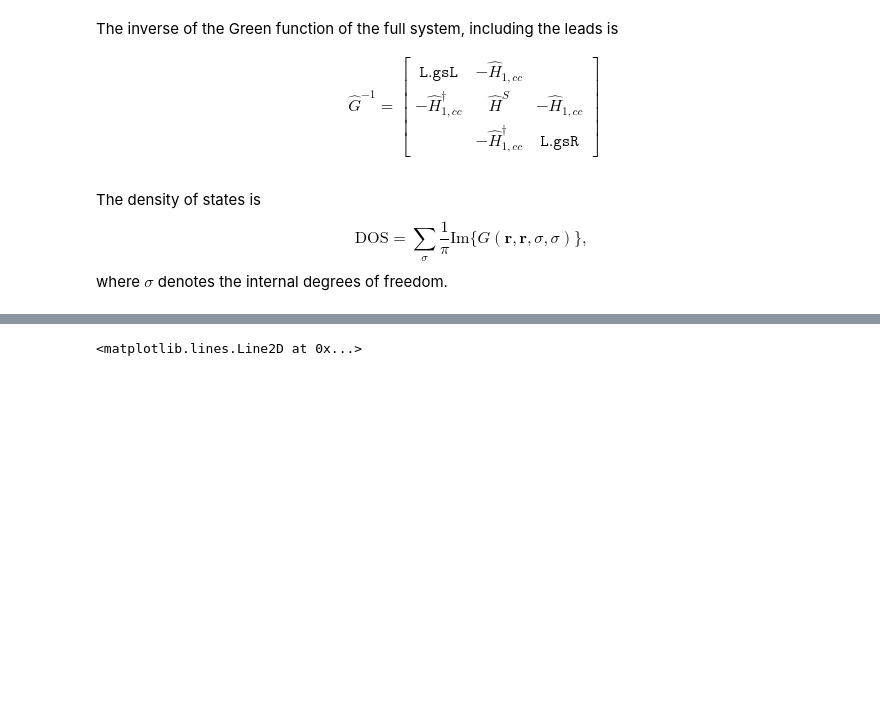
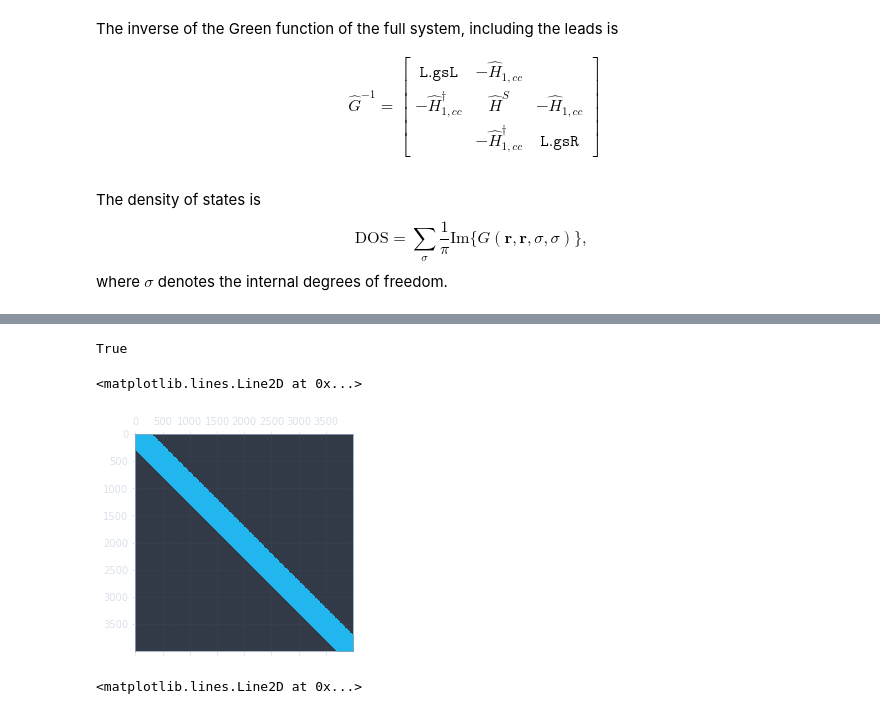
Before and after one commit to dnnagy/mezo2019, a Jupyter notebook: BHZ.ipynb, the cells around one changed output, grey strips where cells are left out. Drawn from its saved outputs; the diff is of its cells as text; code cells hidden in the pictures; blank space fills up the shorter version.

```diff
--- a/BHZ.ipynb
+++ b/BHZ.ipynb
@@ -136,6 +136,7 @@ def get_H0_col(nrows, Delta):
     + ss.kron(np.diag(np.ones(nrows-1), 1), H1y)\
     + ss.kron(np.diag(np.ones(nrows-1), -1), H1y.T.conj())
     return H0col
+
 def get_H0_col_dirty(nrows, Delta, rows_dirty_from, rows_dirty_to, use_full_mtx, scale):
     """
     Calculate the Hamiltonian for single column with noises
@@ -143,7 +144,10 @@ def get_H0_col_dirty(nrows, Delta, rows_dirty_from, rows_dirty_to, use_full_mtx,
     H0col = ss.kron(np.eye(nrows), Delta*H0)\
     + ss.kron(np.diag(np.ones(nrows-1), 1), H1y)\
     + ss.kron(np.diag(np.ones(nrows-1), -1), H1y.T.conj())\
-    + ss.block_diag([scale*np.random.randn(4,4) if use_full_mtx else scale*np.diag(np.random.randn(4)) for k in range(nrows)])
+    + ss.block_diag([scale*np.random.randn(4,4) if use_full_mtx and rows_dirty_from<=k<rows_dirty_to
+                     else scale*np.diag(np.random.randn(4)) if rows_dirty_from<=k<rows_dirty_to
+                     else np.eye(4)
+                     for k in range(nrows)])
     return H0col
 
 def get_H1_cc(nrows):
@@ -171,13 +175,13 @@ def get_HS_dirty(nrows, ncols, Delta, dirty_region, use_full_mtx, scale):
 
     # The dirty region is from the i0th row, j0th column to the i1st row to j1st column
     i0, j0, i1, j1 = dirty_region
+    if i0>i1 or j0>j1:
+        raise ValueError("i0<i1 and j0<j1 condition not met!")
 
+    H0col_clean = get_H0_col(nrows, Delta)
 
-    pass
-
-def get_HS_dirtier(nrows, ncols, Delta, nrowsdirty, scale):
-    """
-    Create a scattering region with a few dirty rows. These have an additional
-    on-site potential that is a random full matrix.
-    """
-    pass
+    H1cc = get_H1_cc(nrows)
+    HS = ss.block_diag([get_H0_col_dirty(nrows, Delta, i0, i1, use_full_mtx, scale) if j0<=k<j1 else H0col_clean for k in range(ncols)])\
+    + ss.kron(np.diag(np.ones(ncols-1), 1), H1cc)\
+    + ss.kron(np.diag(np.ones(ncols-1), -1), H1cc.T.conj())
+    return HS
@@ -184,3 +216,12 @@ def get_HS_dirtier(nrows, ncols, Delta, nrowsdirty, scale):
+# %%
+HS.shape[0] == 4*nrows*ncols
+# %% [output]
+True
+# %%
+plt.spy(HS)
+# %% [output]
+<matplotlib.lines.Line2D at 0x...>
+[figure, added]
 # %%
 plt.spy( get_H0_col(nrows=12, Delta=2) )
 # %% [output]
```
Also changed, not shown: parts of 4 cells of this notebook.
